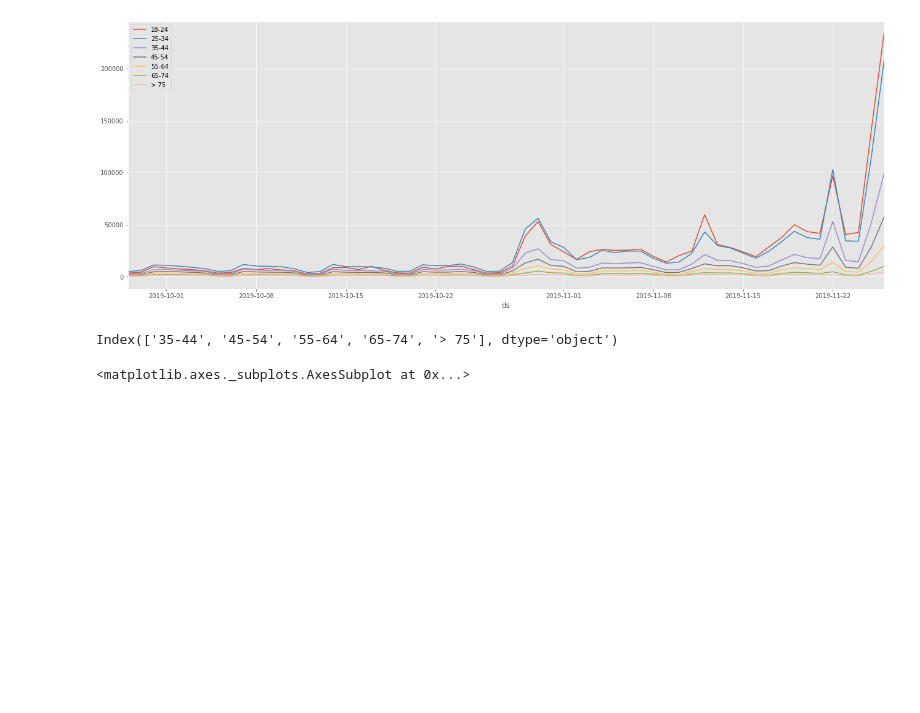
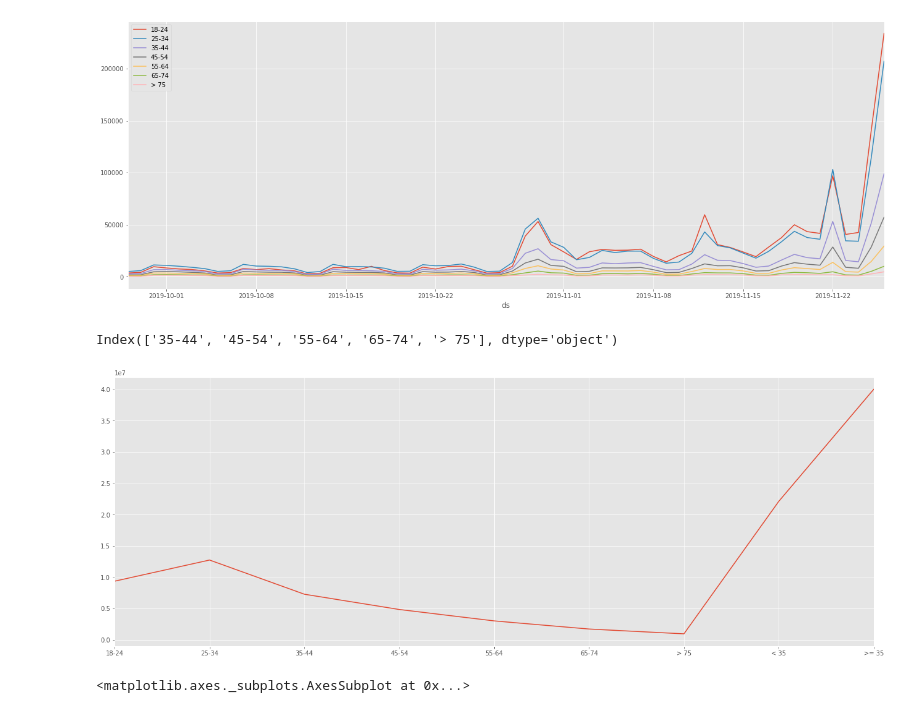
Before and after one commit to DBCerigo/talks-presentations, a Jupyter notebook: Voter Registration 2019.ipynb, the cells around one changed output. Drawn from its saved outputs; the diff is of its cells as text; code cells hidden in the pictures; blank space fills up the shorter version.

```diff
--- a/Voter Registration 2019.ipynb
+++ b/Voter Registration 2019.ipynb
@@ -103,6 +103,10 @@ Index(['35-44', '45-54', '55-64', '65-74', '> 75'], dtype='object')
 # %%
 df['< 35'] = df[df.columns[:2]].sum(axis=1)
 df['>= 35'] = df[df.columns[2:]].sum(axis=1)
+# %%
+ax = df.sum().plot()
+# %% [output]
+[figure, added]
 # %%
 ax = df[df.columns[-2:]].groupby(level=0).sum()[-60:].plot()
 ax
```
Also changed, not shown: parts of 11 cells of this notebook.
